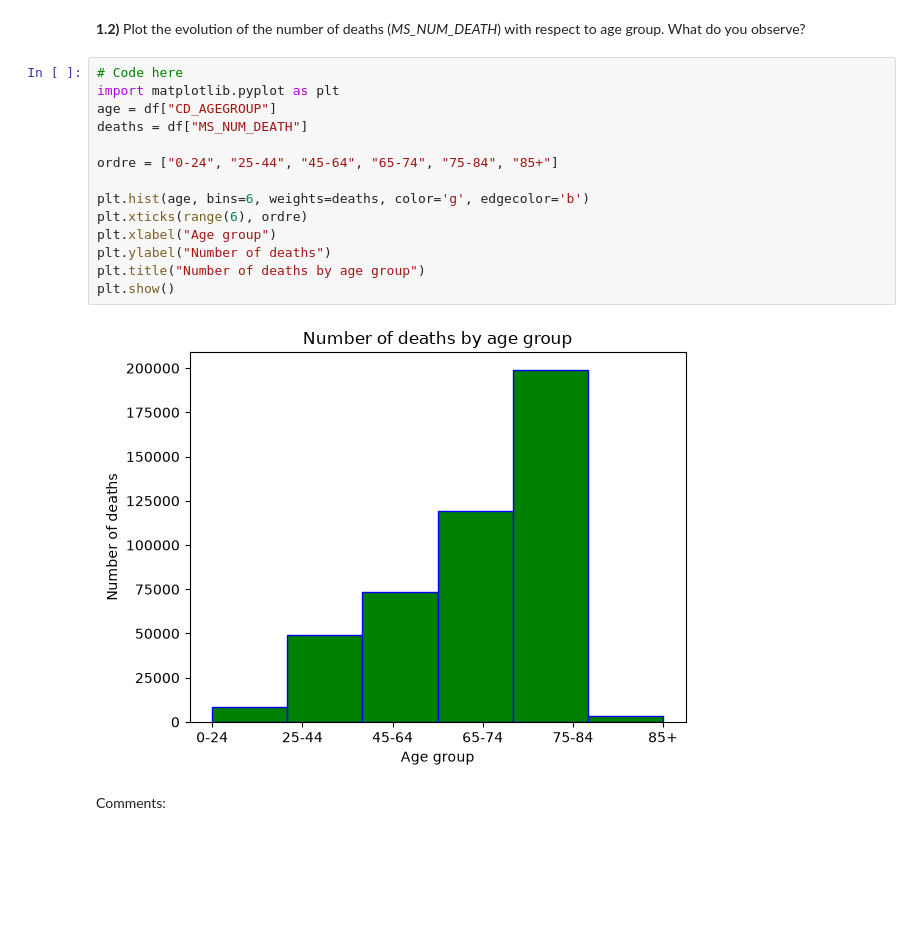
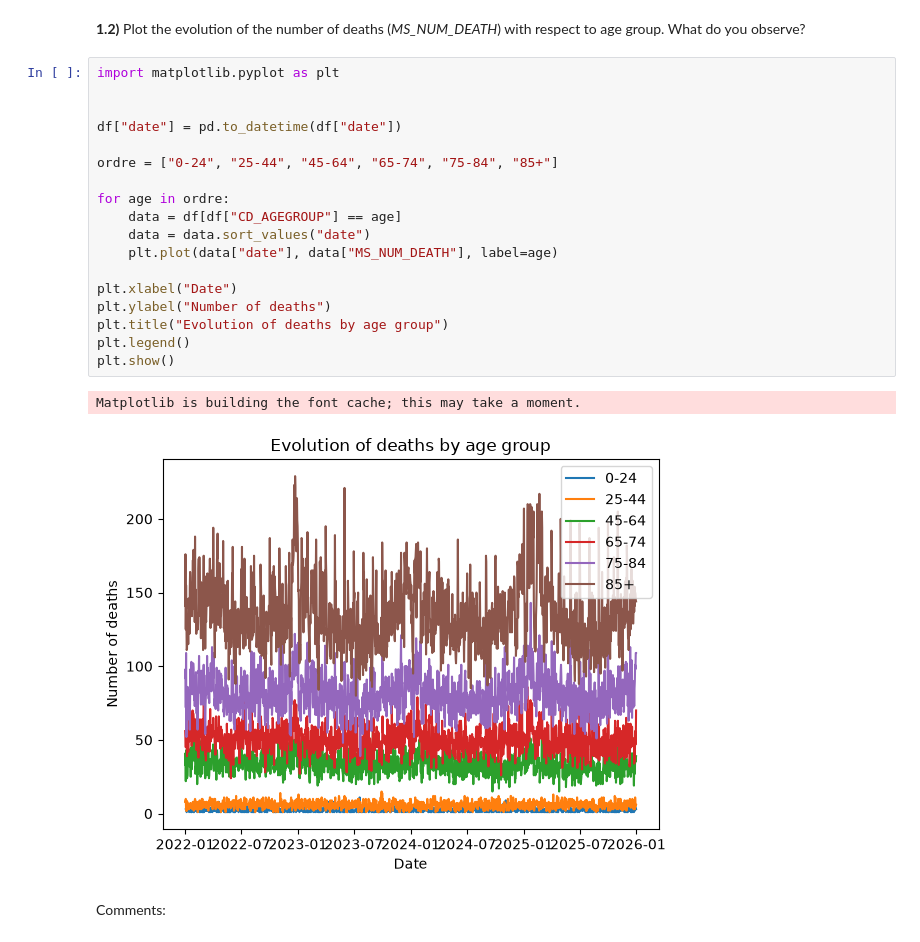
Before and after one commit to Rom-cd/hackaton_stats, a Jupyter notebook: Hackathon_26_27.ipynb, the cells around one changed output. Cells and saved outputs as stored; diff of their text form; blank space fills up the shorter version.

```diff
--- a/Hackathon_26_27.ipynb
+++ b/Hackathon_26_27.ipynb
@@ -77,21 +77,26 @@ Note: you may need to restart the kernel to use updated packages.
 # %% [markdown]
 **1.2)** Plot the evolution of the number of deaths (*MS_NUM_DEATH*) with respect to age group. What do you observe?
 # %%
-# Code here
 import matplotlib.pyplot as plt
-age = df["CD_AGEGROUP"]
-deaths = df["MS_NUM_DEATH"]
+
+
+df["date"] = pd.to_datetime(df["date"])
 
 ordre = ["0-24", "25-44", "45-64", "65-74", "75-84", "85+"]
 
-plt.hist(age, bins=6, weights=deaths, color='g', edgecolor='b')
-plt.xticks(range(6), ordre)
-plt.xlabel("Age group")
+for age in ordre:
+    data = df[df["CD_AGEGROUP"] == age]
+    data = data.sort_values("date")
+    plt.plot(data["date"], data["MS_NUM_DEATH"], label=age)
+
+plt.xlabel("Date")
 plt.ylabel("Number of deaths")
-plt.title("Number of deaths by age group")
+plt.title("Evolution of deaths by age group")
+plt.legend()
 plt.show()
 # %% [output]
+Matplotlib is building the font cache; this may take a moment.
-[figure, old version]
+[figure, new version]
 # %% [markdown]
 Comments:
 # %% [markdown]
```
Also changed, not shown: parts of 1 cell of this notebook.
